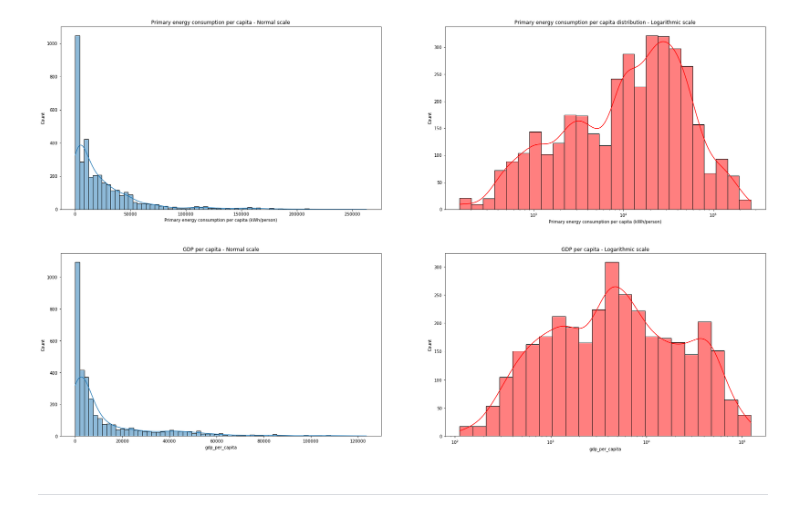
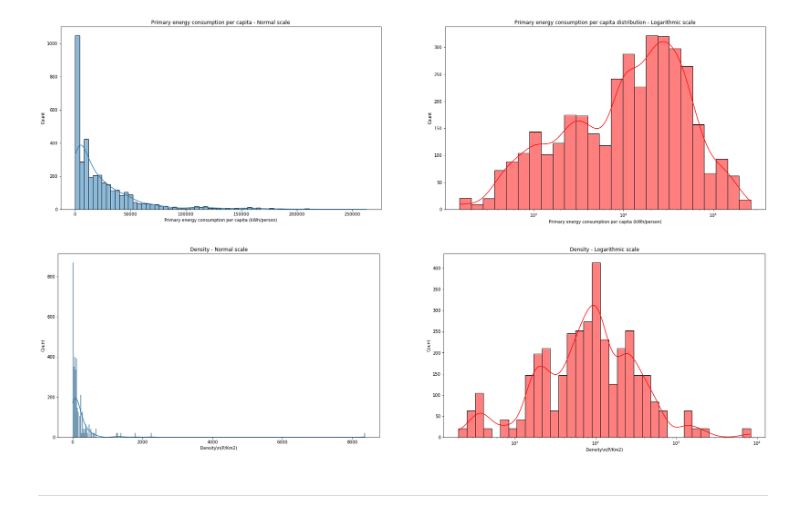
Before and after one commit to perezmillanr/tp_final_analisis_de_datos, a Jupyter notebook: TP.ipynb, the cells around one changed output. Saved outputs shown, nothing was run; the diff lists cells and outputs as text; code cells hidden in the pictures.

```diff
--- a/TP.ipynb
+++ b/TP.ipynb
@@ -83,7 +83,7 @@ dtype: object
 # %%
 # updating incorrect data type
 
-df.loc[:,r'Density\n(P/Km2)'] = df.loc[:,r'Density\n(P/Km2)'].str.replace(',','.').astype(float)
+df.loc[:,r'Density\n(P/Km2)'] = df.loc[:,r'Density\n(P/Km2)'].str.replace(',','').astype(float)
 # %%
 # checking features' types
 
@@ -163,18 +187,18 @@ plt.show()
 # %% [output]
 [figure]
 # %%
-# plotting gdp_per_capita distribution in both normal scale and log-scale
+# plotting Density\n(P/Km2) distribution in both normal scale and log-scale
 
 fig, axes = plt.subplots(nrows= 1, ncols= 2,figsize=(30,8))
 
-sns.histplot(x= df.gdp_per_capita, kde= True, log_scale= False, ax=axes[0])
-sns.histplot(x= df.gdp_per_capita, color='red', kde= True, log_scale= True, ax=axes[1])
-axes[0].set_title('GDP per capita - Normal scale')
-axes[1].set_title('GDP per capita - Logarithmic scale')
+sns.histplot(x= df.loc[:, r'Density\n(P/Km2)'], kde= True, log_scale= False, ax=axes[0])
+sns.histplot(x= df.loc[:, r'Density\n(P/Km2)'], color='red', kde= True, log_scale= True, ax=axes[1])
+axes[0].set_title('Density - Normal scale')
+axes[1].set_title('Density - Logarithmic scale')
 
 plt.show()
 # %% [output]
-[figure, old version]
+[figure, new version]
 # %% [markdown]
 ***
 # %% [markdown]
```
Also changed, not shown: parts of 20 cells of this notebook.
